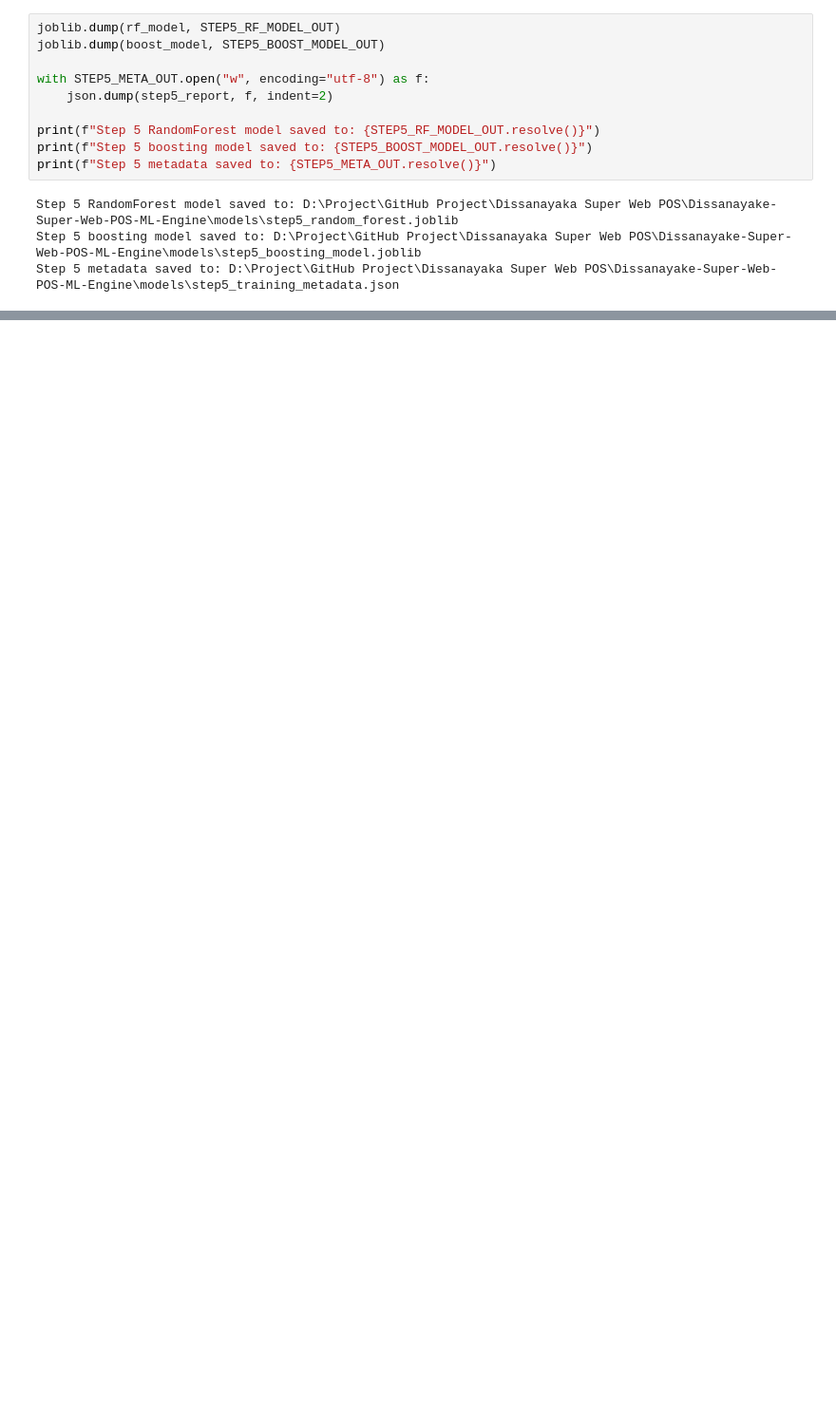
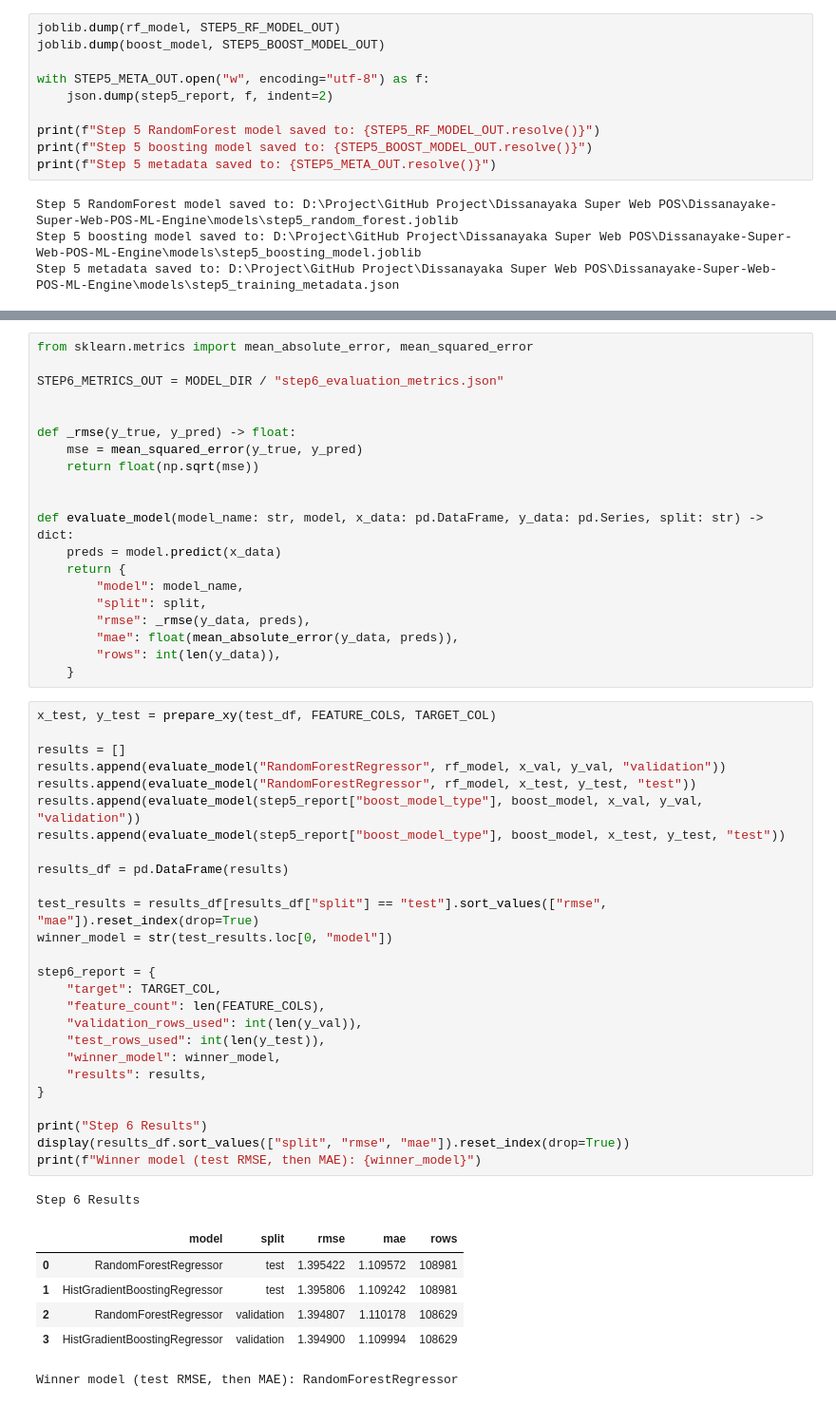
Before and after one commit to Chamiya09/Dissanayake-Super-Web-POS-ML-Engine, a Jupyter notebook: notebooks/lag_feature_engineering.ipynb, the cells around one changed output, grey strips where cells are left out. Shown at 95% size. Drawn from its saved outputs; the diff is of its cells as text; blank space fills up the shorter version.

Commit message:
Add Step 6: Model Evaluation with RMSE and MAE metrics

```diff
--- a/notebooks/lag_feature_engineering.ipynb
+++ b/notebooks/lag_feature_engineering.ipynb
@@ -597,0 +617,54 @@ Step 5 metadata saved to: D:\Project\GitHub Project\Dissanayaka Super Web POS\Di
+# %%
+from sklearn.metrics import mean_absolute_error, mean_squared_error
+
+STEP6_METRICS_OUT = MODEL_DIR / "step6_evaluation_metrics.json"
+
+
+def _rmse(y_true, y_pred) -> float:
+    mse = mean_squared_error(y_true, y_pred)
+    return float(np.sqrt(mse))
+
+
+def evaluate_model(model_name: str, model, x_data: pd.DataFrame, y_data: pd.Series, split: str) -> dict:
+    preds = model.predict(x_data)
+    return {
+        "model": model_name,
+        "split": split,
+        "rmse": _rmse(y_data, preds),
+        "mae": float(mean_absolute_error(y_data, preds)),
+        "rows": int(len(y_data)),
+    }
+# %%
+x_test, y_test = prepare_xy(test_df, FEATURE_COLS, TARGET_COL)
+
+results = []
+results.append(evaluate_model("RandomForestRegressor", rf_model, x_val, y_val, "validation"))
+results.append(evaluate_model("RandomForestRegressor", rf_model, x_test, y_test, "test"))
+results.append(evaluate_model(step5_report["boost_model_type"], boost_model, x_val, y_val, "validation"))
+results.append(evaluate_model(step5_report["boost_model_type"], boost_model, x_test, y_test, "test"))
+
+results_df = pd.DataFrame(results)
+
+test_results = results_df[results_df["split"] == "test"].sort_values(["rmse", "mae"]).reset_index(drop=True)
+winner_model = str(test_results.loc[0, "model"])
+
+step6_report = {
+    "target": TARGET_COL,
+    "feature_count": len(FEATURE_COLS),
+    "validation_rows_used": int(len(y_val)),
+    "test_rows_used": int(len(y_test)),
+    "winner_model": winner_model,
+    "results": results,
+}
+
+print("Step 6 Results")
+display(results_df.sort_values(["split", "rmse", "mae"]).reset_index(drop=True))
+print(f"Winner model (test RMSE, then MAE): {winner_model}")
+# %% [output]
+Step 6 Results
+|  | model | split | rmse | mae | rows |
+| 0 | RandomForestRegressor | test | 1.395422 | 1.109572 | 108981 |
+| 1 | HistGradientBoostingRegressor | test | 1.395806 | 1.109242 | 108981 |
+| 2 | RandomForestRegressor | validation | 1.394807 | 1.110178 | 108629 |
+| 3 | HistGradientBoostingRegressor | validation | 1.394900 | 1.109994 | 108629 |
+Winner model (test RMSE, then MAE): RandomForestRegressor
```
Also changed, not shown: parts of 4 cells of this notebook, 1 other file.
